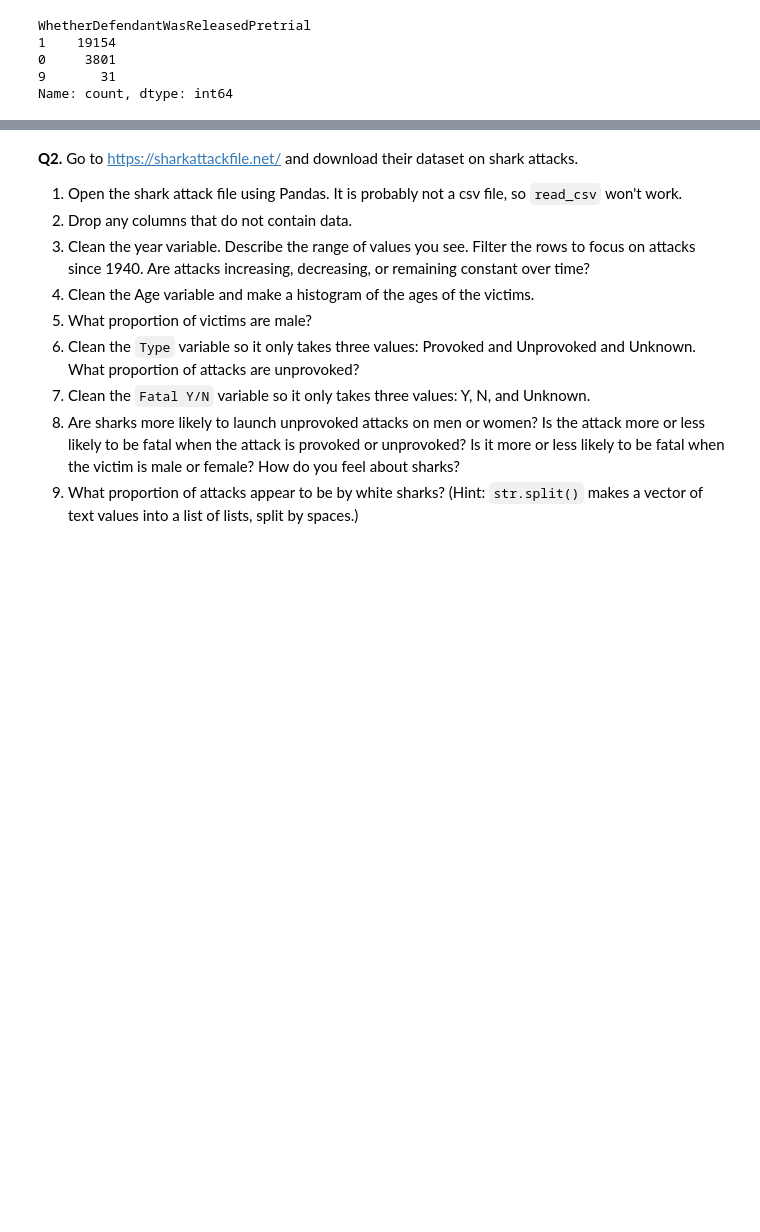
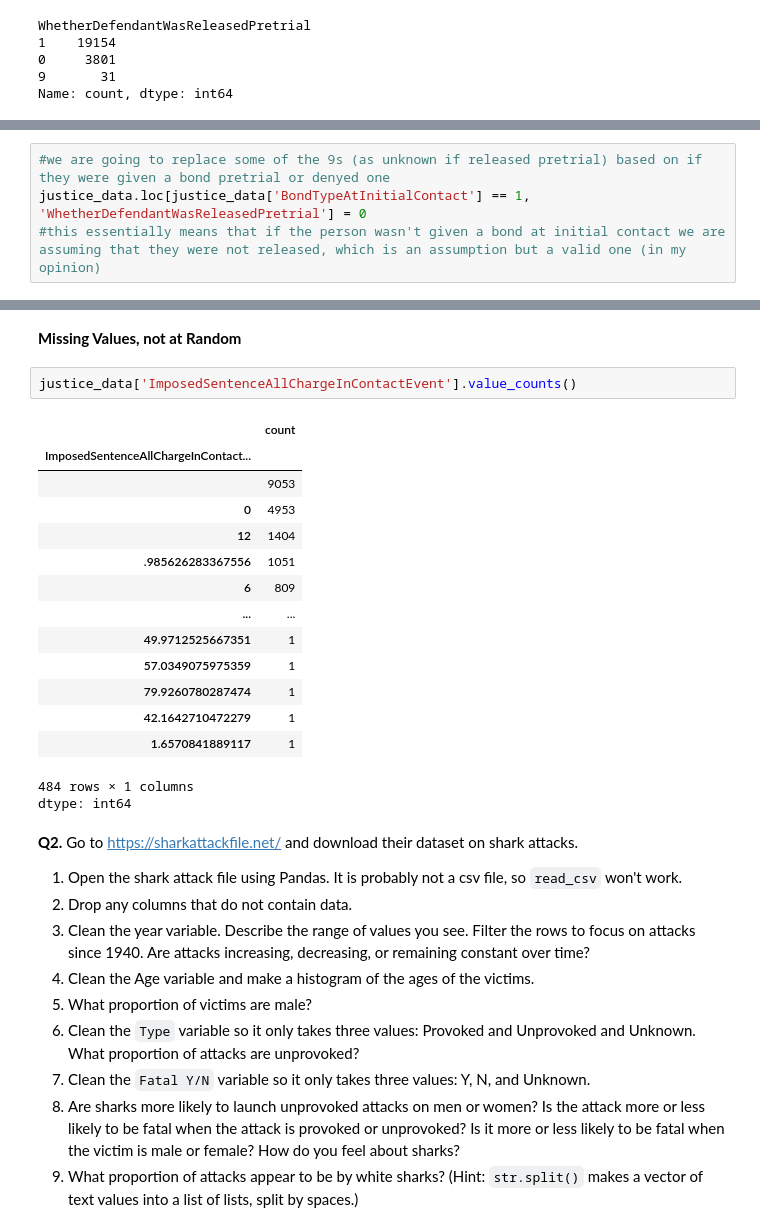
Before and after one commit to aileenkent/wrangling, a Jupyter notebook: assignment/assignment.ipynb, the cells around one changed output, grey strips where cells are left out. Cells and saved outputs as stored; diff of their text form; blank space fills up the shorter version.

```diff
--- a/assignment/assignment.ipynb
+++ b/assignment/assignment.ipynb
@@ -167,0 +176,4 @@ cross_pretrial
+# %%
+#we are going to replace some of the 9s (as unknown if released pretrial) based on if they were given a bond pretrial or denyed one
+justice_data.loc[justice_data['BondTypeAtInitialContact'] == 1, 'WhetherDefendantWasReleasedPretrial'] = 0
+#this essentially means that if the person wasn't given a bond at initial contact we are assuming that they were not released, which is an assumption but a valid one (in my opinion)
@@ -168,3 +197,23 @@ cross_pretrial
+# %% [markdown]
+**Missing Values, not at Random**
+# %%
+justice_data['ImposedSentenceAllChargeInContactEvent'].value_counts()
+# %% [output]
+|  | count |
+| ImposedSentenceAllChargeInContact... |  |
+|  | 9053 |
+| 0 | 4953 |
+| 12 | 1404 |
+| .985626283367556 | 1051 |
+| 6 | 809 |
+| ... | ... |
+| 49.9712525667351 | 1 |
+| 57.0349075975359 | 1 |
+| 79.9260780287474 | 1 |
+| 42.1642710472279 | 1 |
+| 1.6570841889117 | 1 |
+484 rows × 1 columns
+dtype: int64
 # %% [markdown]
 **Q2.** Go to https://sharkattackfile.net/ and download their dataset on shark attacks.
 
```
Also changed, not shown: parts of 4 cells of this notebook.
